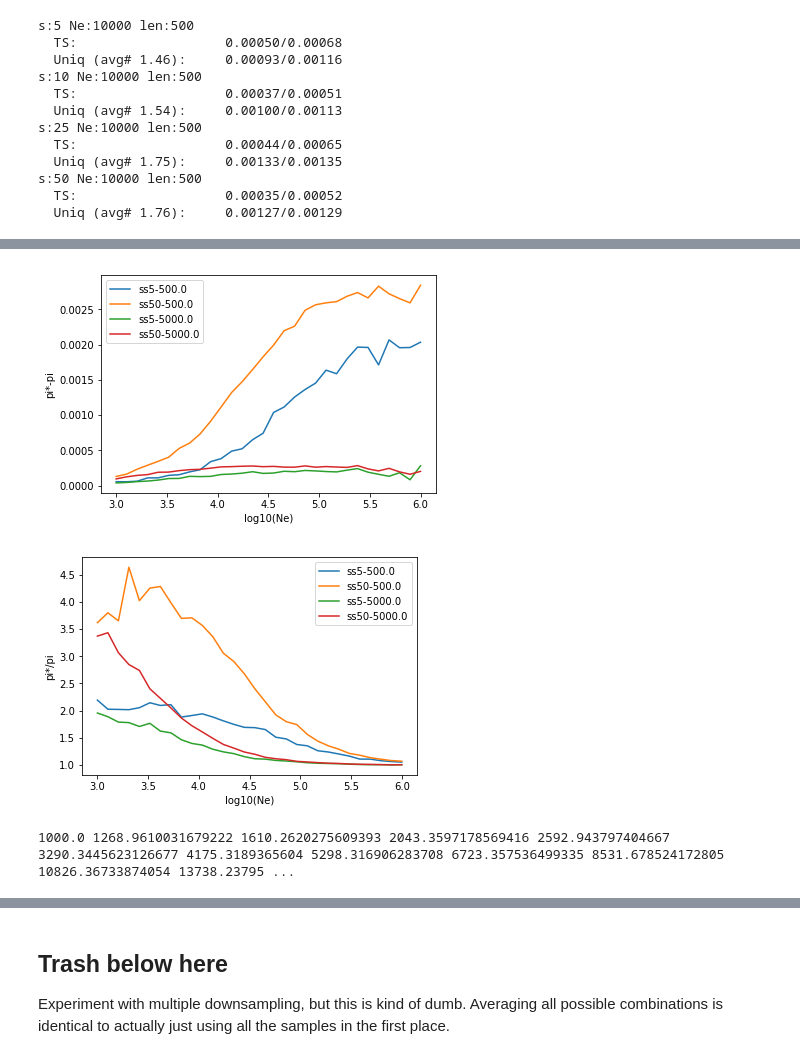
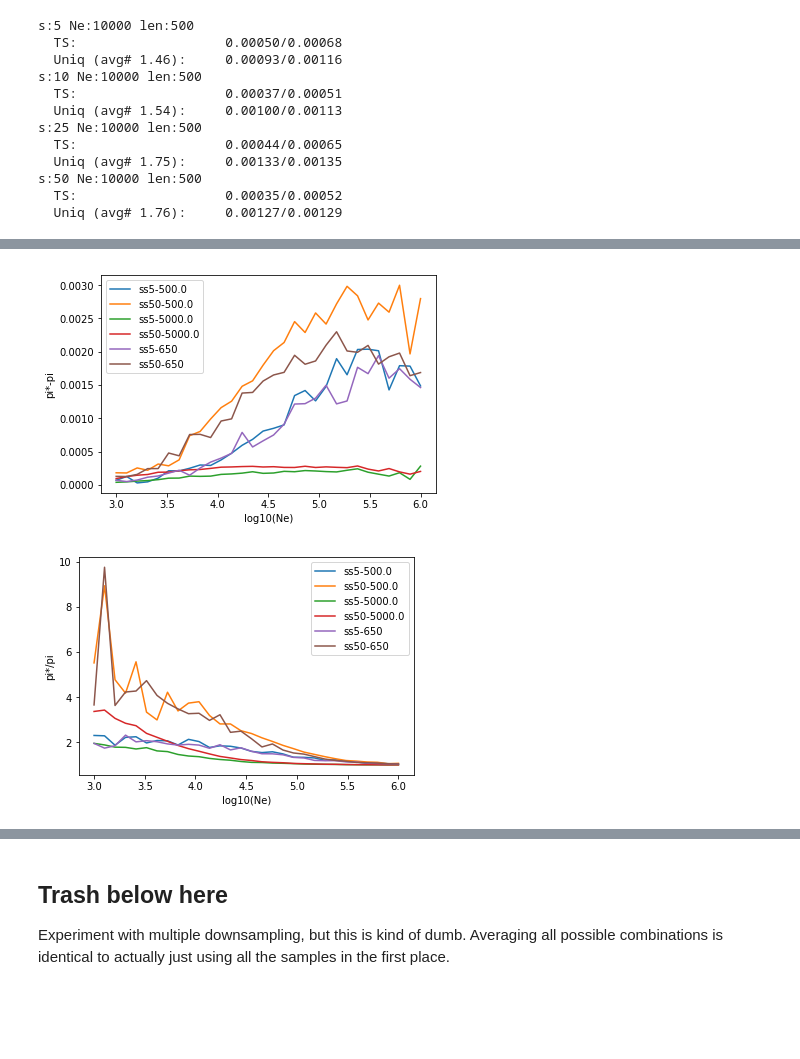
Before and after one commit to isaacovercast/lab-notebooks, a Jupyter notebook: pi-star/pi-star-horserace.ipynb, the cells around one changed output, grey strips where cells are left out. Drawn from its saved outputs; the diff is of its cells as text; code cells hidden in the pictures; blank space fills up the shorter version.

```diff
--- a/pi-star/pi-star-horserace.ipynb
+++ b/pi-star/pi-star-horserace.ipynb
@@ -72,8 +78,3 @@ s:25 Ne:10000 len:500
 s:50 Ne:10000 len:500
   TS:                   0.00035/0.00052
   Uniq (avg# 1.76):     0.00127/0.00129
-# %%
-for Ne in [10000, 100000]:
-    for length in [5e2, 5e3]:
-        for ss in [5, 25, 50]:
-            _, _ = simulate(ss=ss, length=length, Ne=Ne, reps=500, verbose=True)
@@ -137,6 +120,0 @@ plot_Ne_replicates(df50_5e2, title="Sample size 50")
-# %%
-# length 500
-df5_5e2 = Ne_replicates(ss=5, length=5e2)
-df50_5e2 = Ne_replicates(ss=50, length=5e2)
-plot_Ne_replicates(df5_5e2, title="Sample size 5")
-plot_Ne_replicates(df50_5e2, title="Sample size 50")
@@ -147,6 +120,0 @@ plot_Ne_replicates(df50_5e2, title="Sample size 50")
-# %%
-# length 5000
-df5_5e3 = Ne_replicates(ss=5, length=5e3)
-df50_5e3 = Ne_replicates(ss=50, length=5e3)
-plot_Ne_replicates(df5_5e3, title="Sample size 5")
-plot_Ne_replicates(df50_5e3, title="Sample size 50")
@@ -156,33 +121,28 @@ plot_Ne_replicates(df50_5e3, title="Sample size 50")
 # %%
+## Plotting one dataframe of pi*/pi values at a time
 def plot_diffs(df1, df2, ax=None, diff="sub", length=500):
     if not ax:
         fig, ax = plt.subplots(1)
-    Nes = np.log10(df5_5e2.index.values)
+    Nes = np.log10(df1.index.values)
     if diff == "sub":
         small = df1["pi*"].apply(np.mean) - df1["pi"].apply(np.mean)
         large = df2["pi*"].apply(np.mean) - df2["pi"].apply(np.mean)
         ax.set_ylabel("pi*-pi")
     else:
         small = df1["pi*"].apply(np.mean)/df1["pi"].apply(np.mean)
         large = df2["pi*"].apply(np.mean)/df2["pi"].apply(np.mean)
         ax.set_ylabel("pi*/pi")
     ax.plot(Nes, small, label="ss5-{}".format(length))
     ax.plot(Nes, large, label="ss50-{}".format(length))
     ax.set_xlabel("log10(Ne)")
     ax.legend()
     return ax
 ax5e2 = plot_diffs(df5_5e2, df50_5e2, length=5e2)
 ax5e3 = plot_diffs(df5_5e2, df50_5e2, length=5e2, diff='div')
 _ = plot_diffs(df5_5e3, df50_5e3, ax=ax5e2, length=5e3)
 _ = plot_diffs(df5_5e3, df50_5e3, ax=ax5e3, length=5e3, diff='div')
+_ = plot_diffs(df5_650, df50_650, ax=ax5e2, length=650)
+_ = plot_diffs(df5_650, df50_650, ax=ax5e3, length=650, diff='div')
 # %% [output]
-[figure, old version]
+[figure, new version]
-[figure, old version]
+[figure, new version]
-# %%
-reps=500
-df5_5e2 = Ne_replicates(ss=5, length=5e2, reps=reps)
-df50_5e2 = Ne_replicates(ss=50, length=5e2, reps=reps)
-df5_5e3 = Ne_replicates(ss=5, length=5e3, reps=reps)
-df50_5e3 = Ne_replicates(ss=50, length=5e3, reps=reps)
-# %% [output]
-1000.0 1268.9610031679222 1610.2620275609393 2043.3597178569416 2592.943797404667 3290.3445623126677 4175.3189365604 5298.316906283708 6723.357536499335 8531.678524172805 10826.36733874054 13738.23795 ...
```
Also changed, not shown: parts of 14 cells of this notebook.
